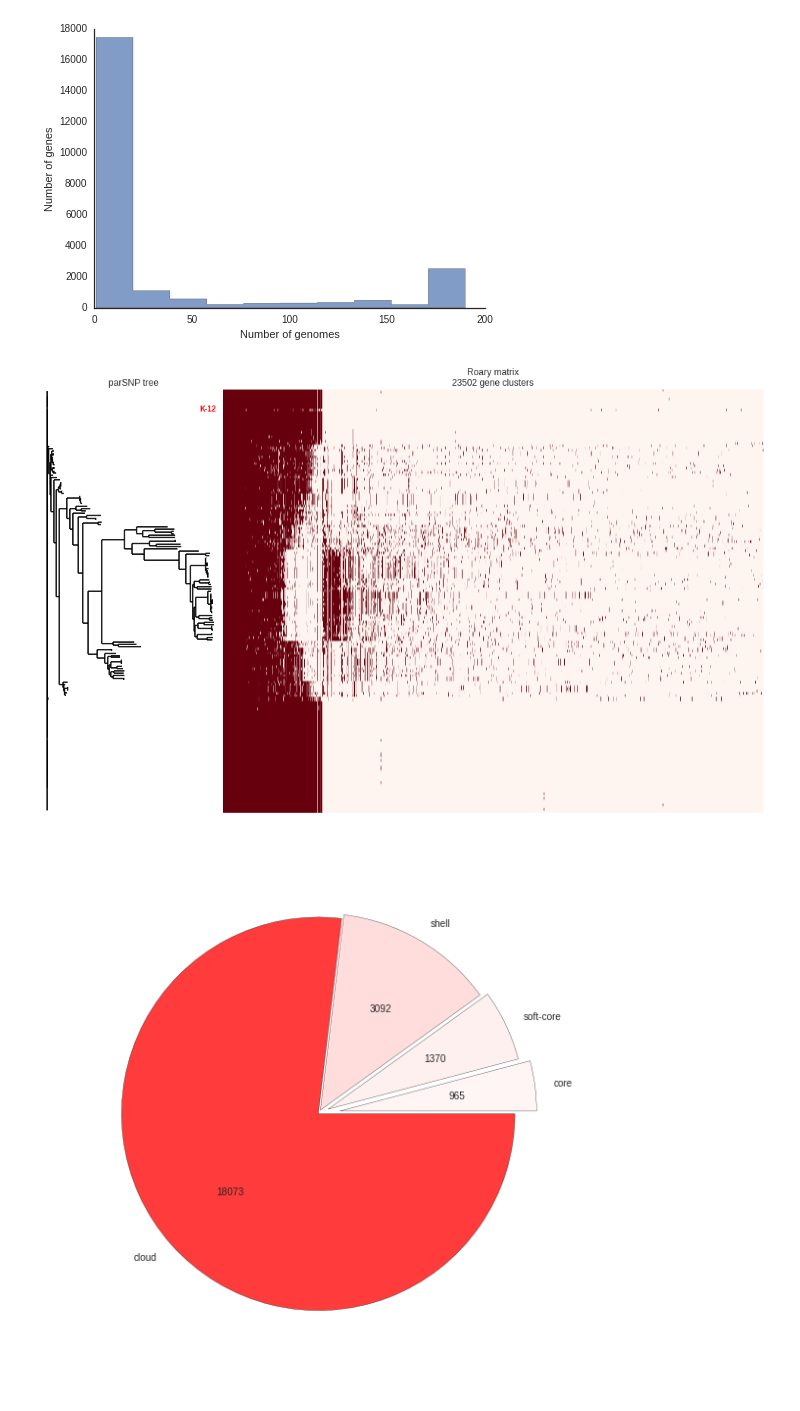
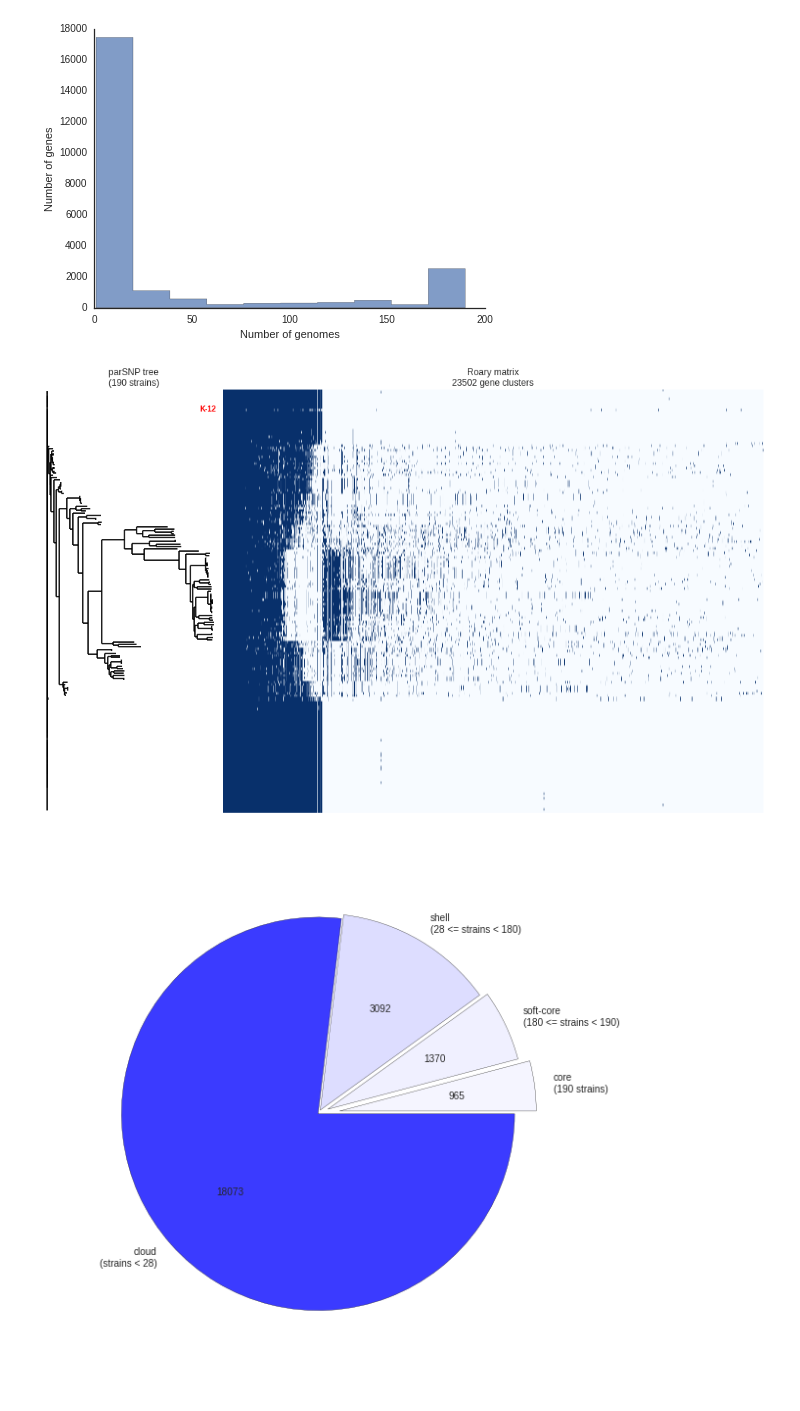
Before and after one commit to mgalardini/pangenome_variation, a Jupyter notebook: notebooks/pangenome.ipynb, the cells around one changed output. Saved outputs shown, nothing was run; the diff lists cells and outputs as text; code cells hidden in the pictures.

Commit message:
Updated pangenome report

```diff
--- a/notebooks/pangenome.ipynb
+++ b/notebooks/pangenome.ipynb
@@ -403,7 +367,7 @@ with sns.axes_style('whitegrid'):
     fig = plt.figure(figsize=(17, 10))
 
     ax1=plt.subplot2grid((1,40), (0, 10), colspan=30)
-    a=ax1.imshow(roary_sorted.T, cmap=plt.cm.Reds,
+    a=ax1.imshow(roary_sorted.T, cmap=plt.cm.Blues,
                vmin=0, vmax=1,
                aspect='auto',
                #interpolation='none',
@@ -411,18 +375,6 @@ with sns.axes_style('whitegrid'):
     ax1.set_yticks([])
     ax1.set_xticks([])
     ax1.axis('off')
-
-    # for x, y, e in [(len(core)/3, len(data[:,0])+1, 'Core'),
-    #                 (len(core)+len(softcore)/5, len(data[:,0])+1, 'Soft-core'),
-    #                 (len(core)+len(softcore)+len(shell)/2, len(data[:,0])+1, 'Shell'),
-    #                 (len(core)+len(softcore)+len(shell)+len(cloud)/2, len(data[:,0])+1, 'Cloud'),]:
-    #     text(x, y, e)
-
-    # a=vlines([len(core), len(core)+len(softcore), len(core)+len(softcore)+len(shell),],
-    #        0, len(data[:,0])-1, lw=2, color='b')
-    # a=hlines(np.arange(0.5, len(orgs), 1), 0, len(core)+len(softcore)+len(shell)+len(cloud),
-    #          color='w', lw=.5)
-
 
     ax = fig.add_subplot(1,2,1)
     ax=plt.subplot2grid((1,40), (0, 0), colspan=10, axisbg='white')
@@ -438,31 +390,38 @@ with sns.axes_style('whitegrid'):
                ylabel=('',), xlabel=('',),
                xlim=(-0.01,mdist+0.01),
                axis=('off',),
-               title=('parSNP tree',),
+               title=('parSNP tree\n(%d strains)'%roary.shape[1],),
                 text=((mdist2-0.04, eref2+1, 'K-12'),
                       {'color':'r', 'fontsize':10, 'weight':'bold'}),
               )
 # %% [output]
-[figure, old version]
+[figure, new version]
 # %%
+# Plot the pangenome pie chart
 plt.figure(figsize=(10, 10))
 
 core = roary[roary.sum(axis=1) == roary.shape[1]].shape[0]
 softcore = roary[(roary.sum(axis=1) < roary.shape[1]) &
                  (roary.sum(axis=1) >= roary.shape[1]*0.95)].shape[0]
 shell = roary[(roary.sum(axis=1) < roary.shape[1]*0.95) &
                  (roary.sum(axis=1) >= roary.shape[1]*0.15)].shape[0]
 cloud = roary[roary.sum(axis=1) < roary.shape[1]*0.15].shape[0]
 
 total = roary.shape[0]
 
 def my_autopct(pct):
     val=int(pct*total/100.0)
     return '{v:d}'.format(v=val)
 
-a=plt.pie([core, softcore, shell, cloud], labels=['core', 'soft-core', 'shell', 'cloud'],
+a=plt.pie([core, softcore, shell, cloud],
+      labels=['core\n(%d strains)'%roary.shape[1],
+              'soft-core\n(%d <= strains < %d)'%(roary.shape[1]*.95,
+                                                 roary.shape[1]),
+              'shell\n(%d <= strains < %d)'%(roary.shape[1]*.15,
+                                             roary.shape[1]*.95),
+              'cloud\n(strains < %d)'%(roary.shape[1]*.15)],
       explode=[0.1, 0.05, 0.02, 0], radius=0.9,
-      colors=[(1, 0, 0, float(x)/total) for x in (core, softcore, shell, cloud)],
+      colors=[(0, 0, 1, float(x)/total) for x in (core, softcore, shell, cloud)],
       autopct=my_autopct)
 # %% [output]
-[figure, old version]
+[figure, new version]
```
Also changed, not shown: parts of 6 cells of this notebook.
